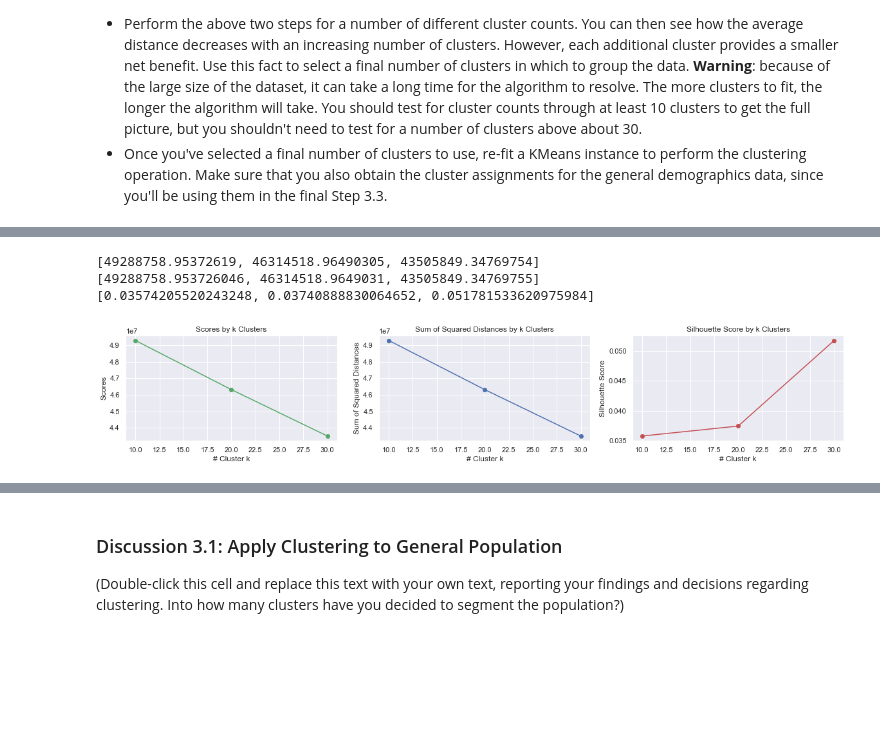
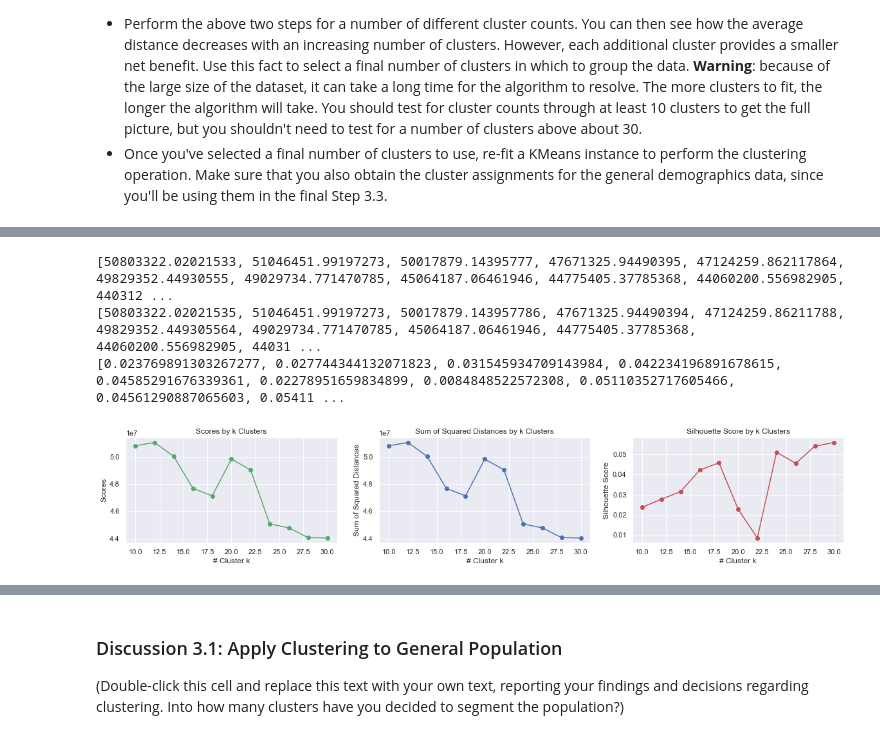
Before and after one commit to brosales8/customer_segmentation, a Jupyter notebook: Identify_Customer_Segments.ipynb, the cells around one changed output, grey strips where cells are left out. Saved outputs shown, nothing was run; the diff lists cells and outputs as text; code cells hidden in the pictures; blank space fills up the shorter version.

Commit message:
Implemented MiniBatchKmeans to find best k cluster. There is not a significant difference in time between MinibatchKmeans and Kmeans.

```diff
--- a/Identify_Customer_Segments.ipynb
+++ b/Identify_Customer_Segments.ipynb
@@ -889,9 +889,3 @@ X = scaler.fit_transform(df1)
 X.shape
 # %% [output]
 (348159, 199)
-# %%
-from sklearn.preprocessing import MinMaxScaler
-
-scaler = MinMaxScaler() #Scale between 0 and 1
-X = scaler.fit_transform(df1)
-X.shape
@@ -1121,23 +1113,36 @@ You've assessed and cleaned the demographics data, then scaled and transformed t
 - Then, compute the average difference from each point to its assigned cluster's center. **Hint**: The KMeans object's `.score()` method might be useful here, but note that in sklearn, scores tend to be defined so that larger is better. Try applying it to a small, toy dataset, or use an internet search to help your understanding.
 - Perform the above two steps for a number of different cluster counts. You can then see how the average distance decreases with an increasing number of clusters. However, each additional cluster provides a smaller net benefit. Use this fact to select a final number of clusters in which to group the data. **Warning**: because of the large size of the dataset, it can take a long time for the algorithm to resolve. The more clusters to fit, the longer the algorithm will take. You should test for cluster counts through at least 10 clusters to get the full picture, but you shouldn't need to test for a number of clusters above about 30.
 - Once you've selected a final number of clusters to use, re-fit a KMeans instance to perform the clustering operation. Make sure that you also obtain the cluster assignments for the general demographics data, since you'll be using them in the final Step 3.3.
+# %%
+def time_conversion(s, e):
+    delta_time = e -s
+    delta_min = delta_time / 60
+    delta_hour = delta_min / 60
+    print('{:2.2f} Seg, {:2.2f} Min, {:2.2f} Hours'.format(delta_time, delta_min , delta_hour))
 # %%
 # Over a number of different cluster counts...
 from sklearn.cluster import KMeans
+from sklearn.cluster import MiniBatchKMeans
 from sklearn.metrics import silhouette_score
+import time
+
+s_time = time.time()
+
 
 # run k-means clustering on the data and...
 silhouette = []
 scores = []
 ssd = []
 start = 10
-end = 40
+end = 32
 
 # Try a range of k cluster and calculates 3 metrics (score, sum square distance and silhouette score)
-for k in range(start,end,10):
+for k in range(start,end,2):
     print('k = ', k, end=' ')
-    km = KMeans(k, random_state=42).fit(X_pca)
+    km = MiniBatchKMeans(k, random_state=42, batch_size=50).fit(X_pca)
     scores.append(abs(km.score(X_pca)))
     ssd.append(km.inertia_)
     silhouette.append(silhouette_score(X_pca, km.labels_))
+    e_time = time.time()
+    time_conversion(s_time, e_time)
 # %% [output]
@@ -1147,38 +1162,38 @@ print(scores)
 print(ssd)
 print(silhouette)
 # %% [output]
-[49288758.95372619, 46314518.96490305, 43505849.34769754]
-[49288758.953726046, 46314518.9649031, 43505849.34769755]
-[0.03574205520243248, 0.03740888830064652, 0.051781533620975984]
+[50803322.02021533, 51046451.99197273, 50017879.14395777, 47671325.94490395, 47124259.862117864, 49829352.44930555, 49029734.771470785, 45064187.06461946, 44775405.37785368, 44060200.556982905, 440312 ...
+[50803322.02021535, 51046451.99197273, 50017879.143957786, 47671325.94490394, 47124259.86211788, 49829352.449305564, 49029734.771470785, 45064187.06461946, 44775405.37785368, 44060200.556982905, 44031 ...
+[0.023769891303267277, 0.027744344132071823, 0.031545934709143984, 0.042234196891678615, 0.04585291676339361, 0.02278951659834899, 0.0084848522572308, 0.05110352717605466, 0.04561290887065603, 0.05411 ...
 # %%
 # Investigate the change in within-cluster distance across number of clusters.
 # HINT: Use matplotlib's plot function to visualize this relationship.
 
 def plot_scores(k, s_scores, s_ssd, s_silhouette ):
 
     # Plot Score metric
     plt.figure(figsize=(20, 3))
     plt.subplot(1,3,1)
     plt.plot(k, s_scores,'o-', color='g')
     plt.ylabel("Scores")
     plt.xlabel("# Cluster k")
     plt.title('Scores by k Clusters')
 
     # Plot SSD metric
     plt.subplot(1,3,2)
     plt.plot(k, s_ssd, 'o-', color='b')
     plt.ylabel("Sum of Squared Distances")
     plt.xlabel("# Cluster k")
     plt.title('Sum of Squared Distances by k Clusters')
 
     # Plot Silhouette Score metric
     plt.subplot(1,3,3)
     plt.plot(k, s_silhouette,'o-', color='r')
     plt.ylabel("Silhouette Score")
     plt.xlabel("# Cluster k")
     plt.title('Silhouette Score by k Clusters')
 
-k = [10, 20, 30]
+k = range(start,end,2)
 plot_scores(k, scores, ssd, silhouette)
 # %% [output]
-[figure, old version]
+[figure, new version]
```
Also changed, not shown: parts of 12 cells of this notebook.
